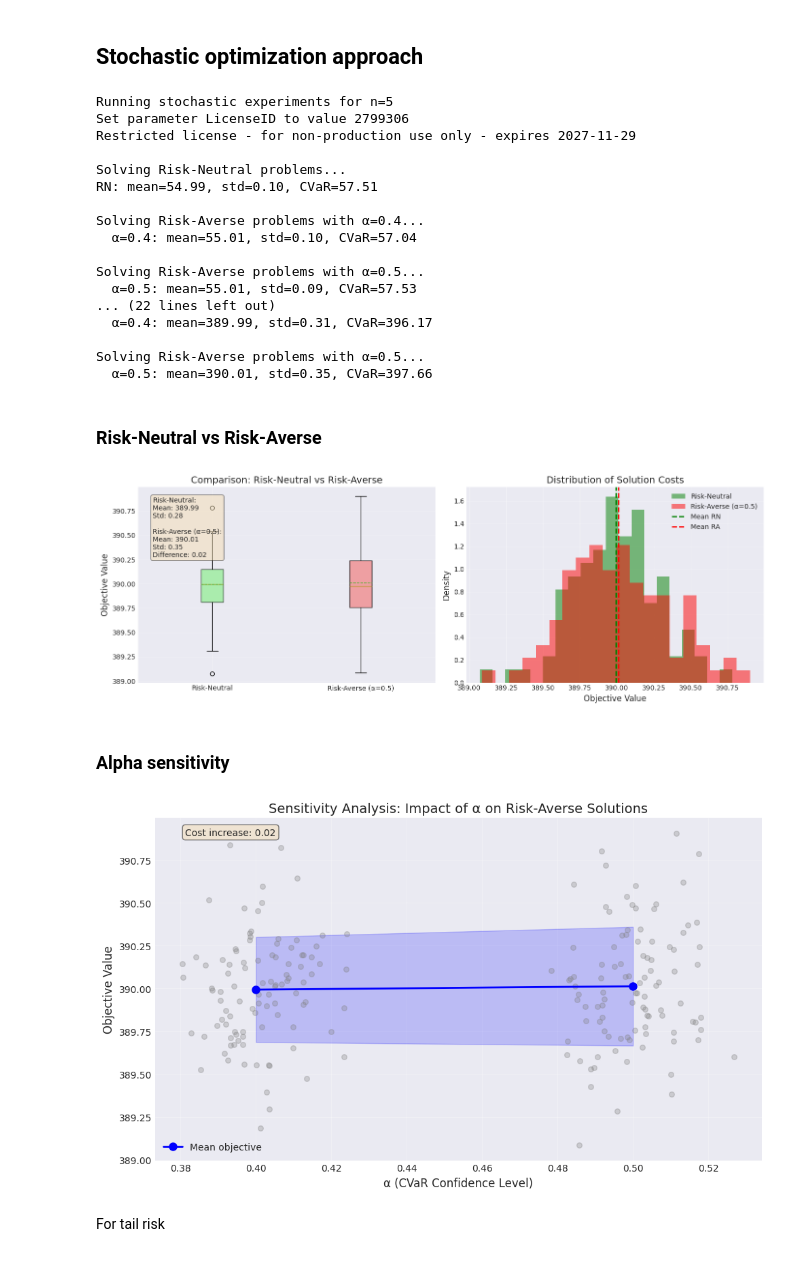
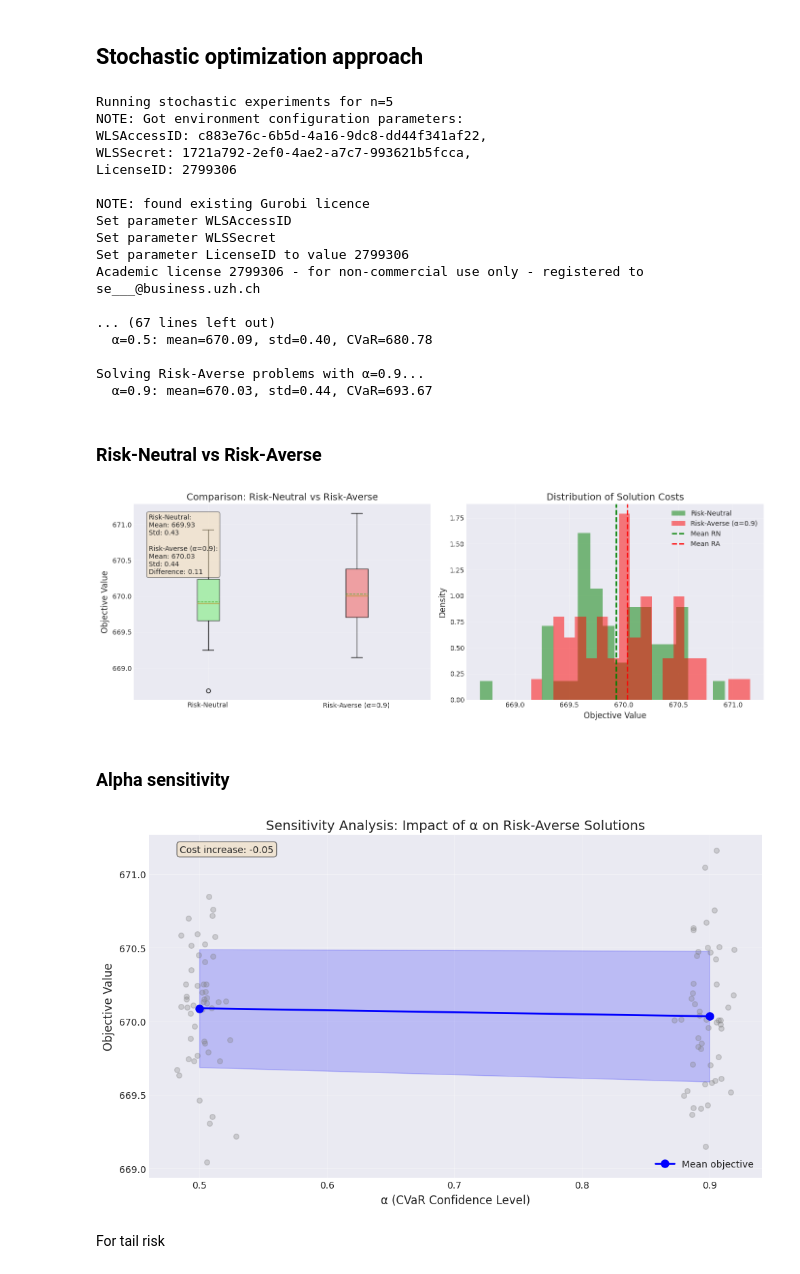
Before and after one commit to owmtgf/IAD_MAG_SciResSem, a Jupyter notebook: LAB1/main.ipynb, the cells around one changed output. Saved outputs shown, nothing was run; the diff lists cells and outputs as text; code cells hidden in the pictures.

```diff
--- a/LAB1/main.ipynb
+++ b/LAB1/main.ipynb
@@ -12,8 +17,8 @@ from run_experiments import run_robust_experiments, run_stochastic_experiments,
 # %%
-N_VALUES = list(range(5, 16, 5))
-NUM_INSTANCES = 100
+N_VALUES = list(range(5, 21, 5))
+ALPHA_VALUES = [0.5, 0.90]
+NUM_INSTANCES = 50
 K = 30
-ALPHA = 0.9
 SEED = 42
 
 visualizer = ExperimentVisualizer()
@@ -50,8 +55,8 @@ Set parameter LicenseID to value 2799306
 # %% [markdown]
 ### Average in-sample performance
 # %%
-n = 20
-results = robust_results[n]
+N = 20
+results = robust_results[N]
 gamma_values = sorted(results.keys())
 
 objectives = [results[g]["in_sample"] for g in gamma_values]
@@ -69,53 +74,54 @@ visualizer.plot_robust_gamma_analysis(gamma_values, objectives)
 stochastic_rn_results = {}
 stochastic_ra_results = {}
 
-for n in N_VALUES:
-    print(f"\nRunning stochastic experiments for n={n}")
-    rn_result, ra_result = run_stochastic_experiments(n, k=30, alpha_values=[0.4, 0.5])
-    stochastic_rn_results[n] = rn_result
-    stochastic_ra_results[n] = ra_result
+for N in N_VALUES:
+    print(f"\nRunning stochastic experiments for n={N}")
+    rn_result, ra_result = run_stochastic_experiments(
+        N, k=30, alpha_values=ALPHA_VALUES, num_instances=NUM_INSTANCES
+    )
+    stochastic_rn_results[N] = rn_result
+    stochastic_ra_results[N] = ra_result
 
 save_results(stochastic_rn_results, Path("experiments/stochastic_risk_neutral_results.json"))
 save_results(stochastic_ra_results, Path("experiments/stochastic_risk_averse_results.json"))
 # %% [output]
 Running stochastic experiments for n=5
+NOTE: Got environment configuration parameters:
+WLSAccessID: c883e76c-6b5d-4a16-9dc8-dd44f341af22,
+WLSSecret: 1721a792-2ef0-4ae2-a7c7-993621b5fcca,
+LicenseID: 2799306
+
+NOTE: found existing Gurobi licence
+Set parameter WLSAccessID
+Set parameter WLSSecret
 Set parameter LicenseID to value 2799306
-Restricted license - for non-production use only - expires 2027-11-29
+Academic license 2799306 - for non-commercial use only - registered to se___@business.uzh.ch
 
-Solving Risk-Neutral problems...
-RN: mean=54.99, std=0.10, CVaR=57.51
+... (67 lines left out)
+  α=0.5: mean=670.09, std=0.40, CVaR=680.78
 
-Solving Risk-Averse problems with α=0.4...
-  α=0.4: mean=55.01, std=0.10, CVaR=57.04
-
-Solving Risk-Averse problems with α=0.5...
-  α=0.5: mean=55.01, std=0.09, CVaR=57.53
-... (22 lines left out)
-  α=0.4: mean=389.99, std=0.31, CVaR=396.17
-
-Solving Risk-Averse problems with α=0.5...
-  α=0.5: mean=390.01, std=0.35, CVaR=397.66
+Solving Risk-Averse problems with α=0.9...
+  α=0.9: mean=670.03, std=0.44, CVaR=693.67
 # %% [markdown]
 ### Risk-Neutral vs Risk-Averse
+# %%
+N = 20
+ALPHA = 0.90
 # %%
-n = 15
-alpha = 0.5
+rn_objs = stochastic_rn_results[N]["mean_list"]
+ra_objs = stochastic_ra_results[N][ALPHA]["mean_list"]
 
-rn_objs = stochastic_rn_results[n]["mean_list"]
-ra_objs = stochastic_ra_results[n][alpha]["mean_list"]
-
-visualizer.plot_stochastic_comparison(rn_objs, ra_objs, alpha=alpha)
+visualizer.plot_stochastic_comparison(rn_objs, ra_objs, alpha=ALPHA)
 # %% [output]
-[figure, old version]
+[figure, new version]
 # %% [markdown]
 ### Alpha sensitivity
 # %%
-alpha_values = sorted(stochastic_ra_results[n].keys())
-objectives = [stochastic_ra_results[n][a]["mean_list"] for a in alpha_values]
+objectives = [stochastic_ra_results[N][a]["mean_list"] for a in ALPHA_VALUES]
 
-visualizer.plot_alpha_sensitivity(alpha_values, objectives)
+visualizer.plot_alpha_sensitivity(ALPHA_VALUES, objectives)
 # %% [output]
-[figure, old version]
+[figure, new version]
 # %% [markdown]
 For tail risk
 # %%
```
Also changed, not shown: parts of 12 cells of this notebook, 2 other files.
